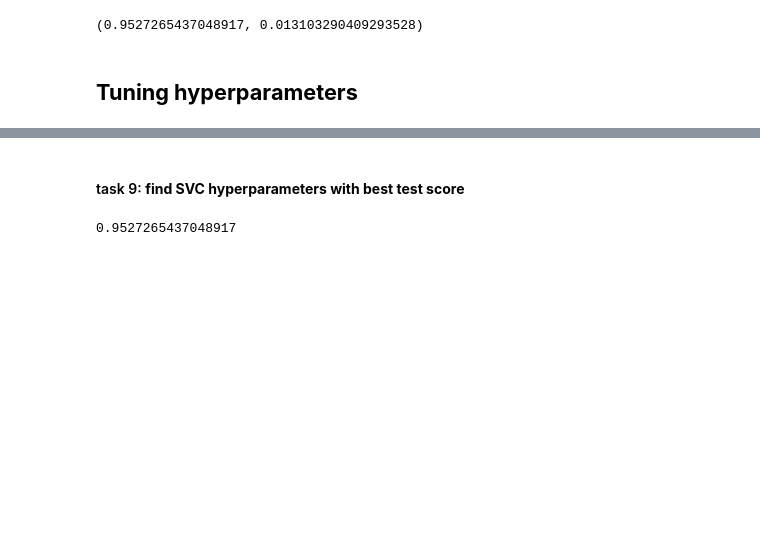
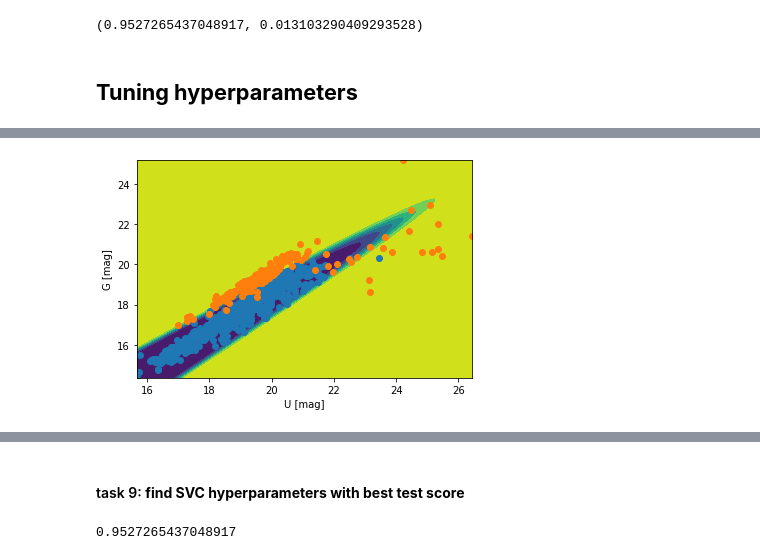
Before and after one commit to tomasplsek/AstroML, a Jupyter notebook: 03_sklearn.ipynb, the cells around one changed output, grey strips where cells are left out. Drawn from its saved outputs; the diff is of its cells as text; code cells hidden in the pictures; blank space fills up the shorter version.

```diff
--- a/03_sklearn.ipynb
+++ b/03_sklearn.ipynb
@@ -488,0 +543,4 @@ DecisionTreeClassifier?
+# %%
+decision_surface(SVC(kernel="poly", probability=True))
+# %% [output]
+[figure, added]
```
Also changed, not shown: parts of 31 cells of this notebook.
